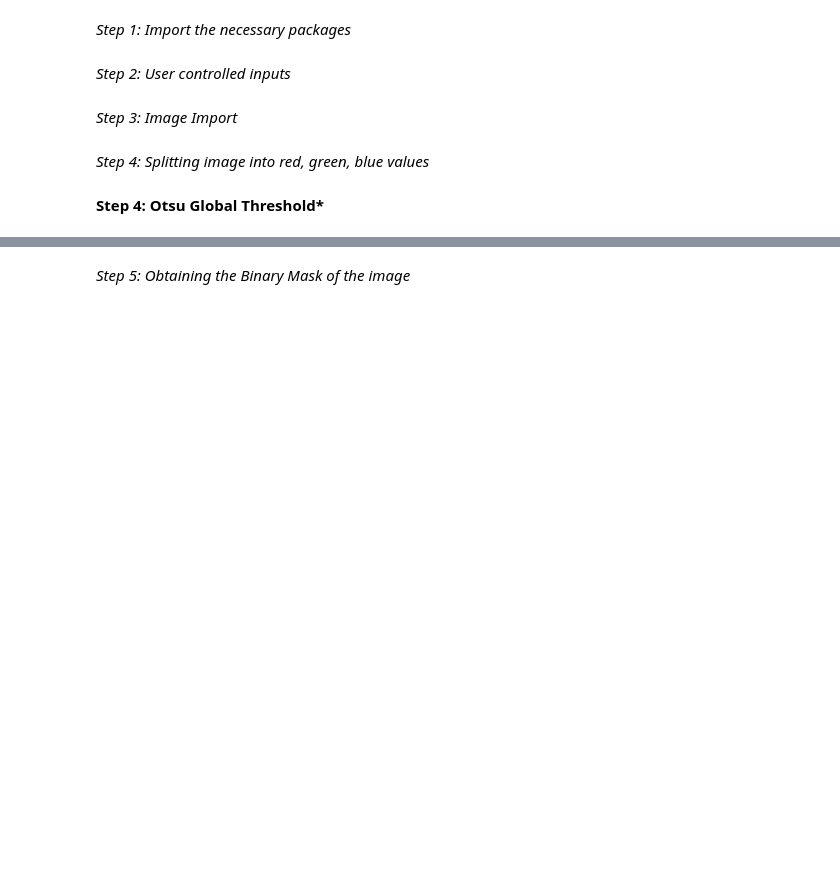
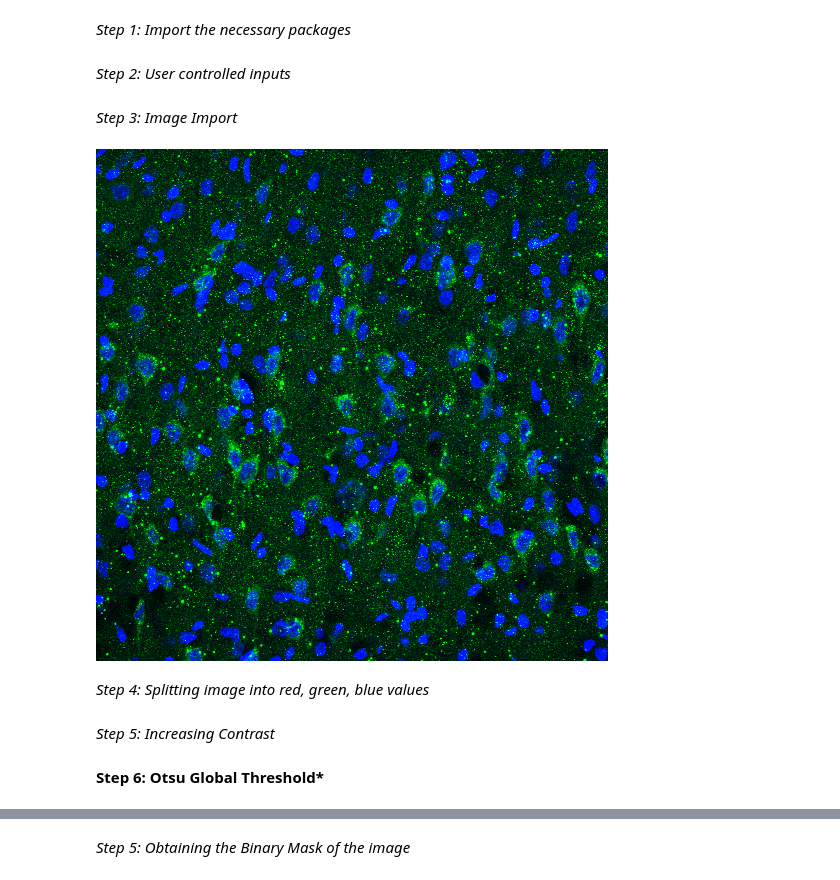
Before and after one commit to hhelmbre/Rockstar-Lifestyle, a Jupyter notebook: examples/Object-Statistics.ipynb, the cells around one changed output, grey strips where cells are left out. Saved outputs shown, nothing was run; the diff lists cells and outputs as text; code cells hidden in the pictures; blank space fills up the shorter version.

```diff
--- a/examples/Object-Statistics.ipynb
+++ b/examples/Object-Statistics.ipynb
@@ -46,11 +32,16 @@ im_contrast_value = 2
 *Step 3: Image Import*
 # %%
 im =  Image.open("Test_Photo_fromMike.png")
+im
+# %% [output]
+[figure, added]
 # %% [markdown]
 *Step 4: Splitting image into red, green, blue values*
 # %%
 r,g,b = im.split()
+# %% [markdown]
+*Step 5: Increasing Contrast*
 # %%
 contrast_image = preprocessing.image_contrast(b, 2)
 # %% [markdown]
-__Step 4: Otsu Global Threshold*__
+__Step 6: Otsu Global Threshold*__
```
Also changed, not shown: parts of 26 cells of this notebook.
